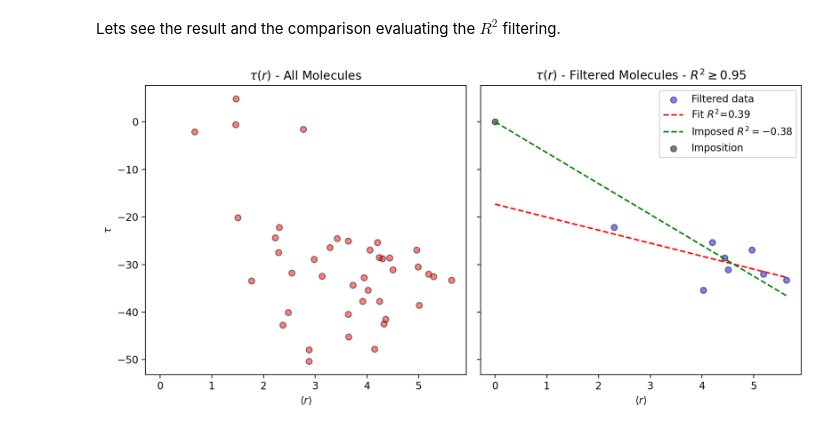
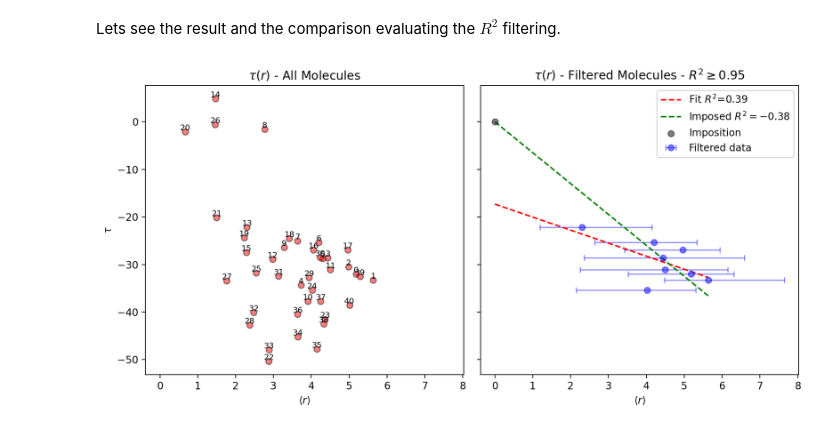
Before and after one commit to eminotre24/Collagen-Project, a Jupyter notebook: MD-Analysis/cylproj-analysis.ipynb, the cells around one changed output. Cells and saved outputs as stored; diff of their text form; code cells hidden in the pictures.

Commit message:
errorbars to taur plot

```diff
--- a/MD-Analysis/cylproj-analysis-1808.ipynb
+++ b/MD-Analysis/cylproj-analysis.ipynb
@@ -28,7 +27,10 @@ import numpy as np
 import time # For benchmarking
 
 # Load data
-u = md.Universe('md_1.tpr', 'md_1_noPBC.xtc')
+tpr_file = "/Users/alejandro/Desktop/mddocs/processing-analysis/fullcol-0308/results-0808/md_1.tpr"
+xtc_file = "/Users/alejandro/Desktop/mddocs/processing-analysis/fullcol-0308/results-0808/md_1_noPBC.xtc"
+
+u = md.Universe(tpr_file, xtc_file)
 u.trajectory[-1]
 protein = u.select_atoms("protein")
 backbone = protein.select_atoms("backbone")
@@ -251,9 +253,10 @@ tot_mol = int((protein.fragindices[-1] + 1)/3)
 tau = np.zeros(tot_mol)
 r2s = np.zeros(tot_mol)
 mean_rad = np.zeros(tot_mol)
+err_rad = np.zeros((2, tot_mol)) # Shape for errobars
+
 
 for mol in range(tot_mol):
-    # print("Analyzing Molecule: ", mol)
     # Mean
     molecule_mean = get_mean_coords_mol(mol, mask, "backbone")
 
@@ -271,8 +274,9 @@ for mol in range(tot_mol):
     SST = np.sum(square_diff)
     r2s[mol] = 1 - SSE/SST
 
-    # Mean Radius
+    # Radius Data
     mean_rad[mol] = np.mean(rad)
+    err_rad[:, mol] = mean_rad[mol] - min(rad), max(rad) - mean_rad[mol] # Error (Difference) Lower and Higher
 # %% [markdown]
 Lets see if we can improve the data quality by filtering the "bad" fittings (one which have a jump). The most reasonable and straightforward method that comes to mind is by evaluating the linear fit (worse fit would correspond to jumps which cannot be correctly fitted).
 # %%
@@ -292,6 +296,7 @@ plt.show()
 maskr2 = (r2s >= filt_r2)
 tau_filt = tau[maskr2]
 mean_rad_filt = mean_rad[maskr2]
+err_rad_filt = err_rad[:,maskr2]
 # %% [output]
 [figure]
 # %% [markdown]
@@ -301,12 +306,17 @@ fig, axs = plt.subplots(1, 2, figsize=(10, 5), dpi=200, sharex=True, sharey=True
 
 # --- Left: original tau ---
 axs[0].scatter(mean_rad, tau, color='r', edgecolor='k', alpha=0.5)
+
+for i, (x, y) in enumerate(zip(mean_rad, tau)):
+    axs[0].text(x, y, str(i), fontsize=8, ha='center', va='bottom')
+
 axs[0].set_xlabel(r'$\langle r \rangle$')
 axs[0].set_ylabel(r'$\tau$')
 axs[0].set_title(r"$\tau(r)$ - All Molecules")
 
 # --- Right: filtered tau ---
-axs[1].scatter(mean_rad_filt, tau_filt, color='b', edgecolor='k', alpha=0.5, label='Filtered data')
+# axs[1].scatter(mean_rad_filt, tau_filt, color='b', edgecolor='k', alpha=0.5, label='Filtered data')
+axs[1].errorbar(mean_rad_filt, tau_filt, xerr=err_rad_filt, fmt='o', color='b', mfc='b', mec='b', alpha=0.5, capsize=3, elinewidth=1, label='Filtered data')
 
 # Fit and Evaluation
 fit_res = np.polyfit(mean_rad_filt, tau_filt, 1, full=True)
@@ -314,32 +324,32 @@ m, b = fit_res[0]
 # R2
 SSE = fit_res[1][0]
 diff = tau_filt - np.mean(tau_filt)
 square_diff = diff ** 2
 SST = np.sum(square_diff)
 r2filt = 1 - SSE/SST
 
 fit = np.poly1d((m, b))
 r_plt = np.linspace(0, max(mean_rad_filt), 100)
 axs[1].plot(r_plt, fit(r_plt), linestyle='dashed', color='r', label=rf"Fit $R^2$={r2filt:.2f}")
 
 # --- Test: Impose (0,0) ---
 # Use a more raw approach, from stack
 r_fit_0 = mean_rad_filt[:,np.newaxis]
 m0, _, _, _ = np.linalg.lstsq(r_fit_0, tau_filt)
 tau_fit = m0 * mean_rad_filt
 SSE = np.sum((tau_filt - tau_fit)**2)
 SST = np.sum((tau_filt - np.mean(tau_filt))**2)
 r2imp = 1 - SSE / SST
 
 
 axs[1].plot(r_plt, m0*r_plt, linestyle='dashed', color='g', label=rf'Imposed $R^2={r2imp:.2f}$')
-axs[1].scatter([0],[0], color='k', edgecolor='k', alpha=0.5, label='Imposition')
+axs[1].scatter([0],[0], color='k', edgecolor='k', alpha=0.5, label='Imposition', zorder=3)
 
 axs[1].set_xlabel(r'$\langle r \rangle$')
 axs[1].set_title(rf"$\tau(r)$ - Filtered Molecules - $R^2 \geq${filt_r2}")
 axs[1].legend()
 
 plt.tight_layout()
 plt.show()
 # %% [output]
-[figure, old version]
+[figure, new version]
```
Also changed, not shown: parts of 2 cells of this notebook.
